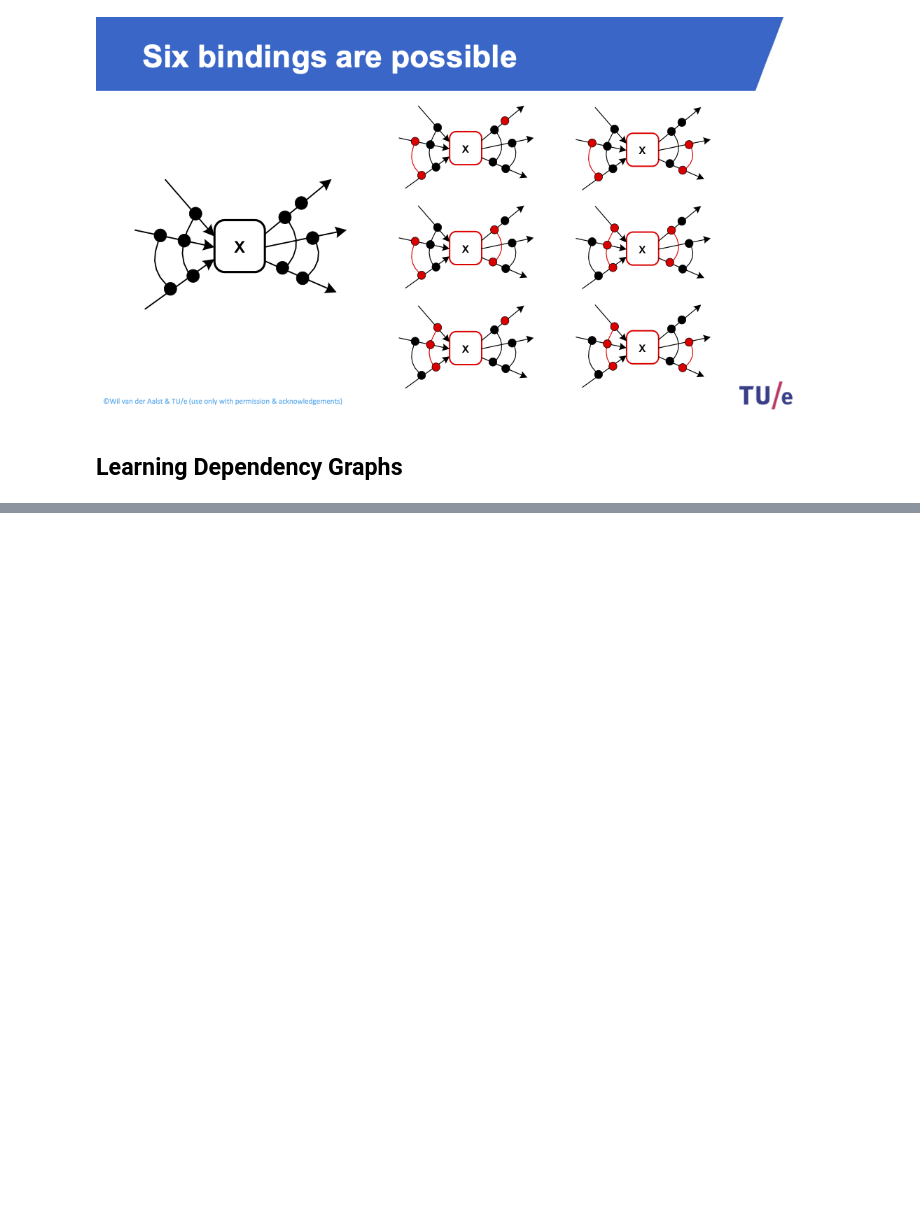
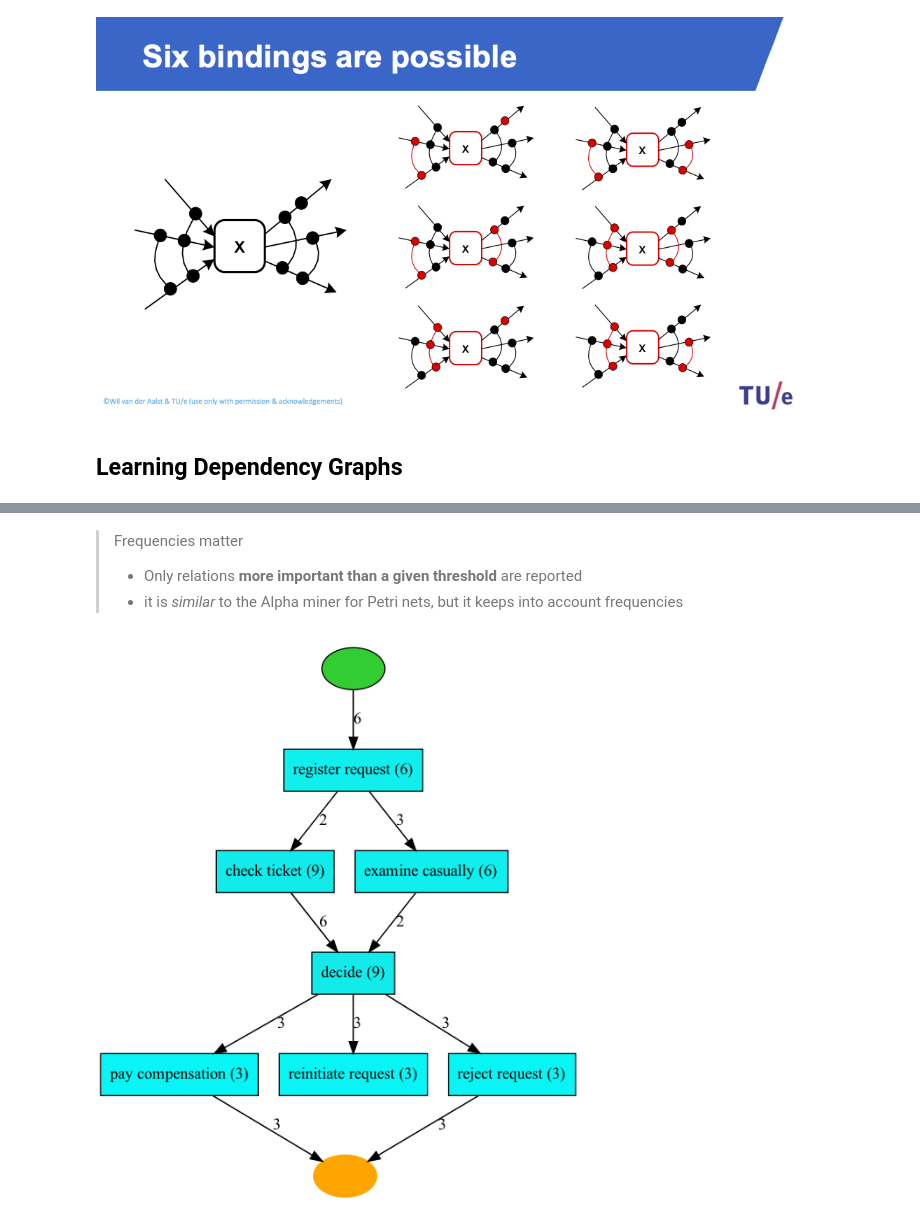
Before and after one commit to EMbeDS-education/ComputingDataAnalysisModeling20242025, a Jupyter notebook: PDAI/jupyter/jupyterNotebooks/M2PM_05DependencyGraphs_HeuristicMiner.ipynb, the cells around one changed output, grey strips where cells are left out. Cells and saved outputs as stored; diff of their text form; code cells hidden in the pictures; blank space fills up the shorter version.

```diff
--- a/PDAI/jupyter/jupyterNotebooks/M2PM_05DependencyGraphs_HeuristicMiner.ipynb
+++ b/PDAI/jupyter/jupyterNotebooks/M2PM_05DependencyGraphs_HeuristicMiner.ipynb
@@ -188,0 +206,4 @@ HTTPError: HTTP Error 404: Not Found
+# %%
+event_log = pm4py.read_xes("simplifiedCustomerComplaintHandling.xes")
+map = pm4py.discover_heuristics_net(event_log)
+pm4py.view_heuristics_net(map)
@@ -188,0 +212,9 @@ HTTPError: HTTP Error 404: Not Found
+# %% [markdown]
+> Frequencies matter
+> - Only relations __more important than a given threshold__ are reported
+> - it is _similar_ to the Alpha miner for Petri nets, but it keeps into account frequencies
+# %%
+map = pm4py.discover_heuristics_net(event_log,dependency_threshold = 0.6)
+pm4py.view_heuristics_net(map)
+# %% [output]
+[figure, added]
```
Also changed, not shown: parts of 9 cells of this notebook, 1 other file.
